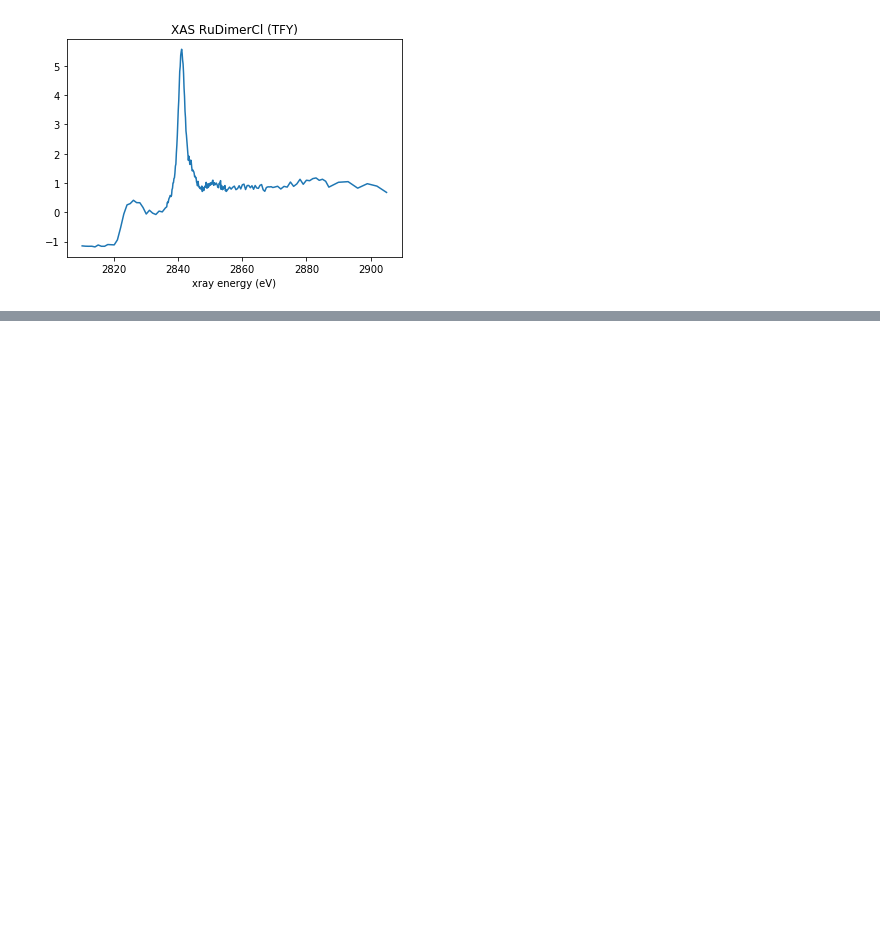
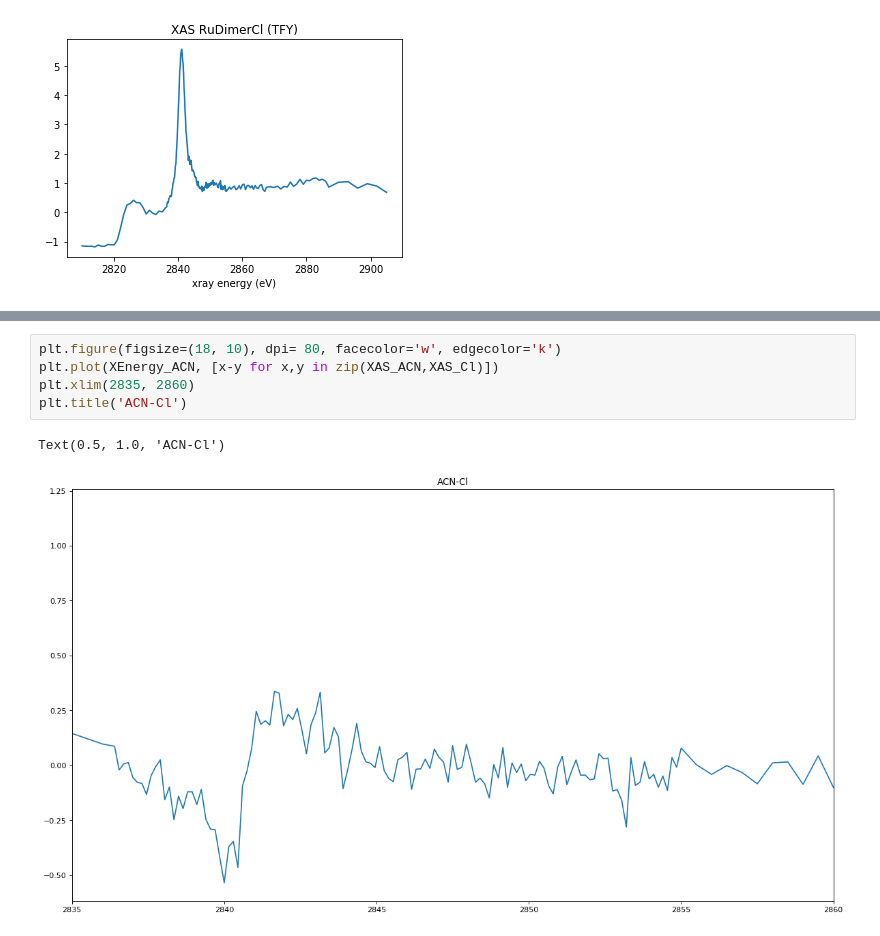
Before and after one commit to cliekhus/SSRL0719_BL143, a Jupyter notebook: PlotXAS.ipynb, the cells around one changed output, grey strips where cells are left out. Cells and saved outputs as stored; diff of their text form; blank space fills up the shorter version.

```diff
--- a/PlotXAS.ipynb
+++ b/PlotXAS.ipynb
@@ -108,0 +109,8 @@ plt.legend()
+# %%
+plt.figure(figsize=(18, 10), dpi= 80, facecolor='w', edgecolor='k')
+plt.plot(XEnergy_ACN, [x-y for x,y in zip(XAS_ACN,XAS_Cl)])
+plt.xlim(2835, 2860)
+plt.title('ACN-Cl')
+# %% [output]
+Text(0.5, 1.0, 'ACN-Cl')
+[figure, added]
```
Also changed, not shown: parts of 2 cells of this notebook.
